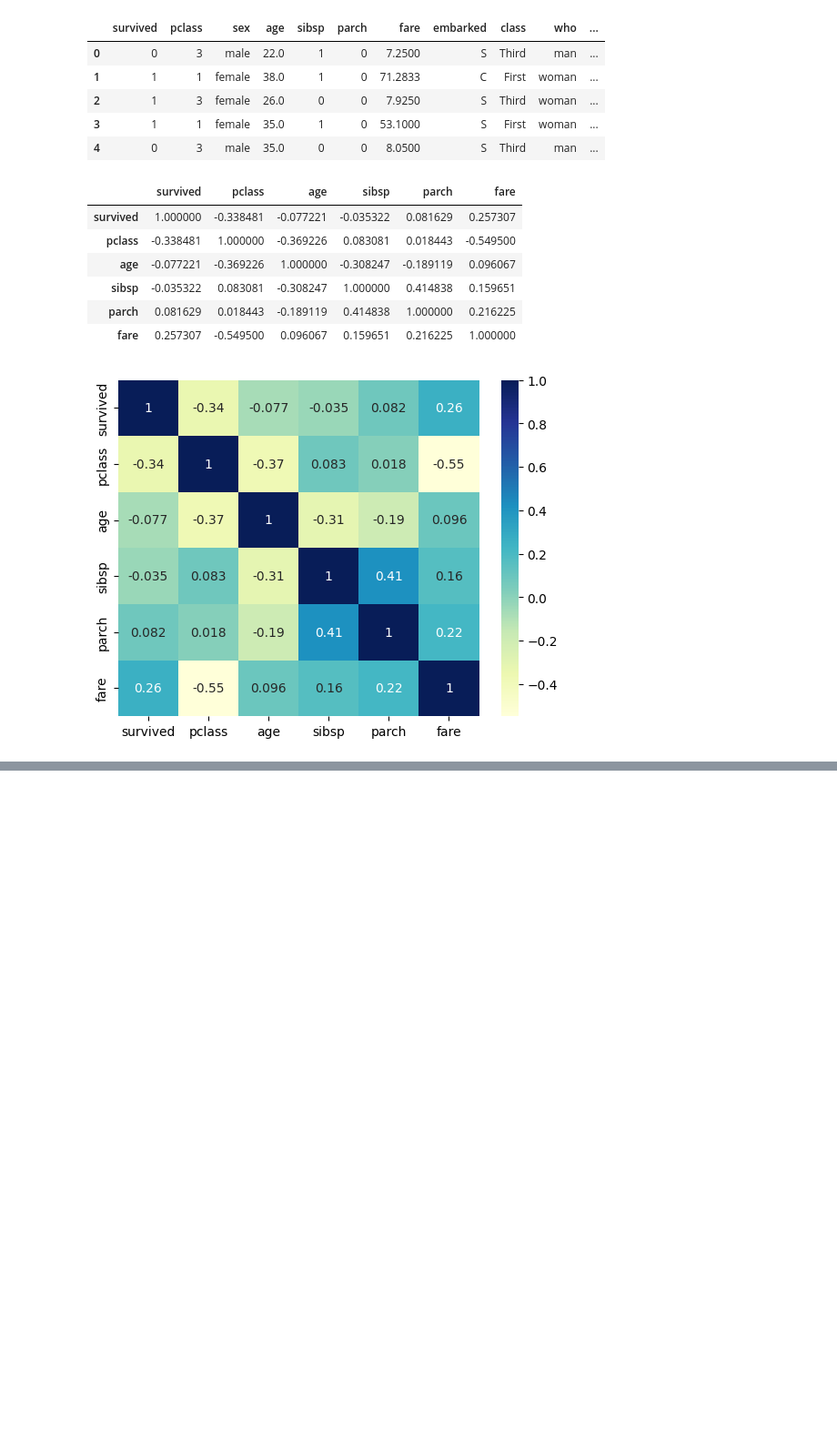
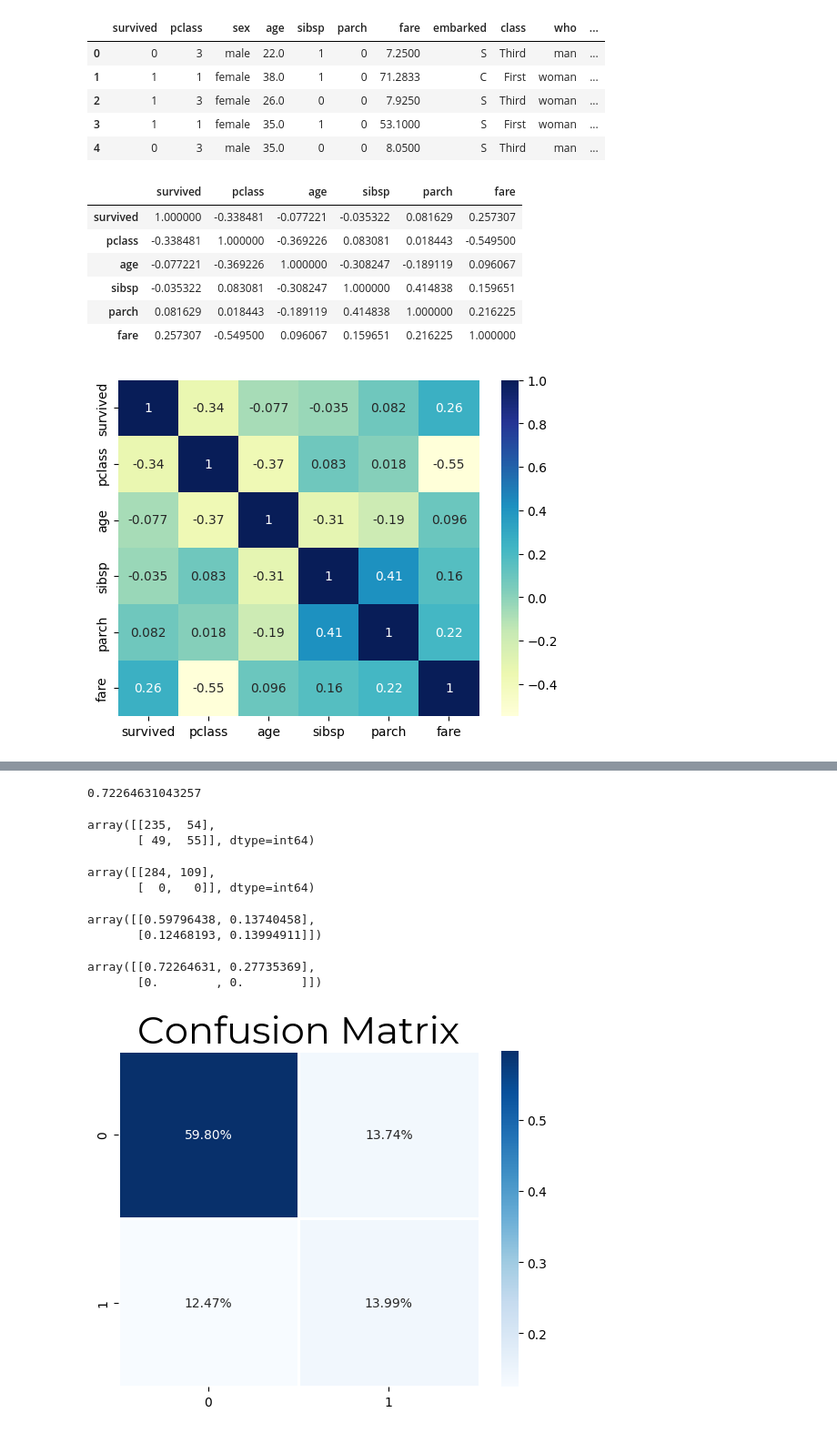
Before and after one commit to rodrifer10/mds_ml_rfc, a Jupyter notebook: Class3.ipynb, the cells around one changed output, grey strips where cells are left out. Shown: that part at 91% size. Saved outputs shown, nothing was run; the diff lists cells and outputs as text; code cells hidden in the pictures; blank space fills up the shorter version.

```diff
--- a/Class3.ipynb
+++ b/Class3.ipynb
@@ -454,0 +608,40 @@ plt.show()
+# %%
+from sklearn.metrics import accuracy_score
+accuracy_score(base_pred2(x_test),y_test)
+# %% [output]
+0.72264631043257
+# %%
+from sklearn.metrics import confusion_matrix
+cf_matrix = confusion_matrix(y_pred,y_test)
+cf_matrix
+# %% [output]
+array([[235,  54],
+       [ 49,  55]], dtype=int64)
+# %%
+cf_matrix_base = confusion_matrix(base_pred2(x_test),y_test)
+cf_matrix_base
+# %% [output]
+array([[284, 109],
+       [  0,   0]], dtype=int64)
+# %%
+cf_matrix_perc = cf_matrix/np.sum(cf_matrix)
+cf_matrix_perc
+# %% [output]
+array([[0.59796438, 0.13740458],
+       [0.12468193, 0.13994911]])
+# %%
+cf_matrix_base_perc = cf_matrix_base/np.sum(cf_matrix_base)
+cf_matrix_base_perc
+# %% [output]
+array([[0.72264631, 0.27735369],
+       [0.        , 0.        ]])
+# %%
+#plt.figure(figsize=(8, 6))
+#sns.set(font_scale=1.4)
+heatmap = sns.heatmap(cf_matrix_perc, annot=True, fmt='.2%', cmap='Blues', linewidth=2)
+#plt.xlabel('Predictions', fontdict={'fontname':'Montserrat'})
+#plt.ylabel('Reality', fontdict={'fontname':'Montserrat'})
+plt.title('Confusion Matrix', fontdict={'fontname':'Montserrat', 'fontsize':30})
+plt.show()
+# %% [output]
+[figure, added]
```
Also changed, not shown: parts of 28 cells of this notebook, 15 other files.
